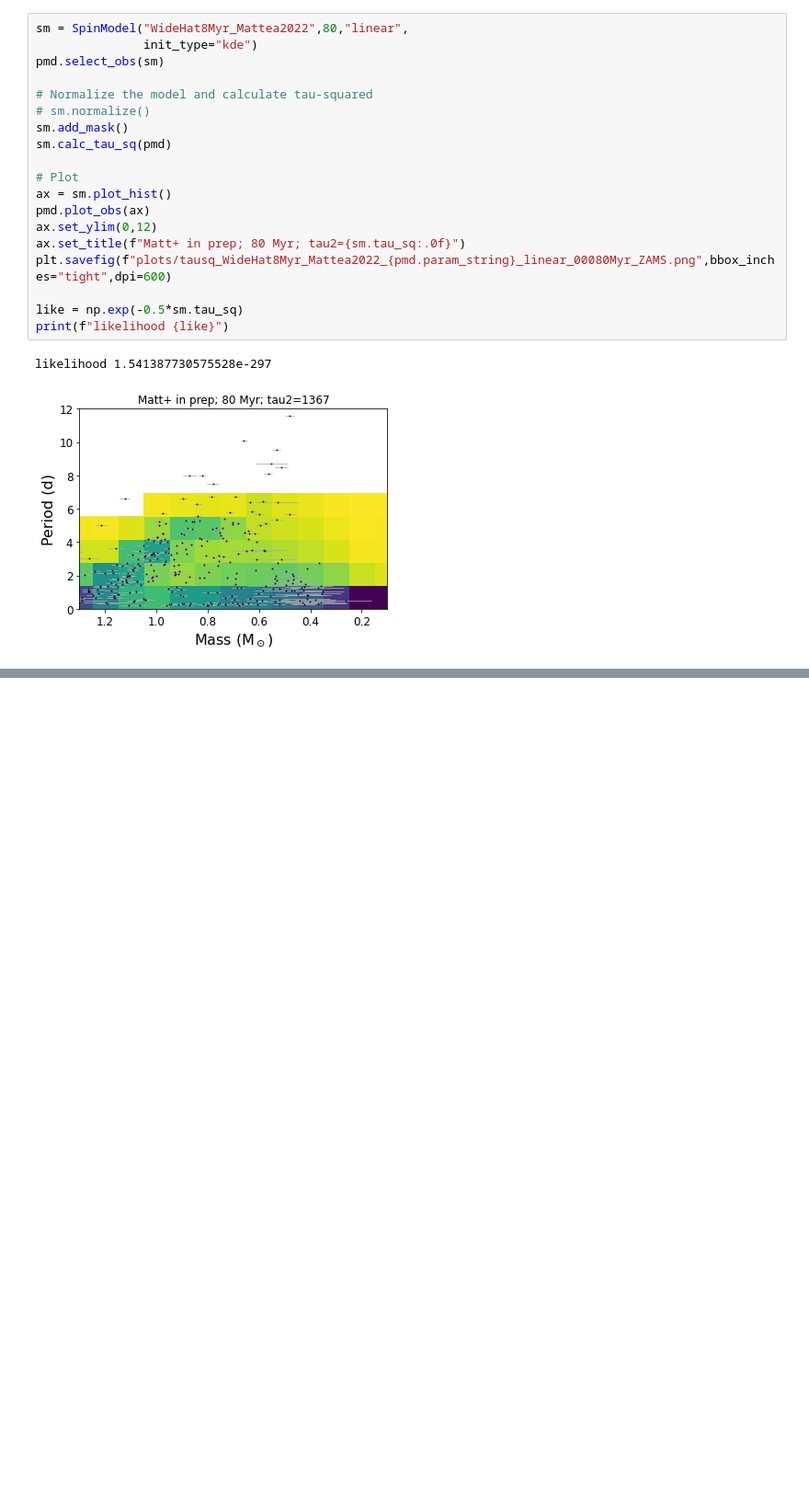
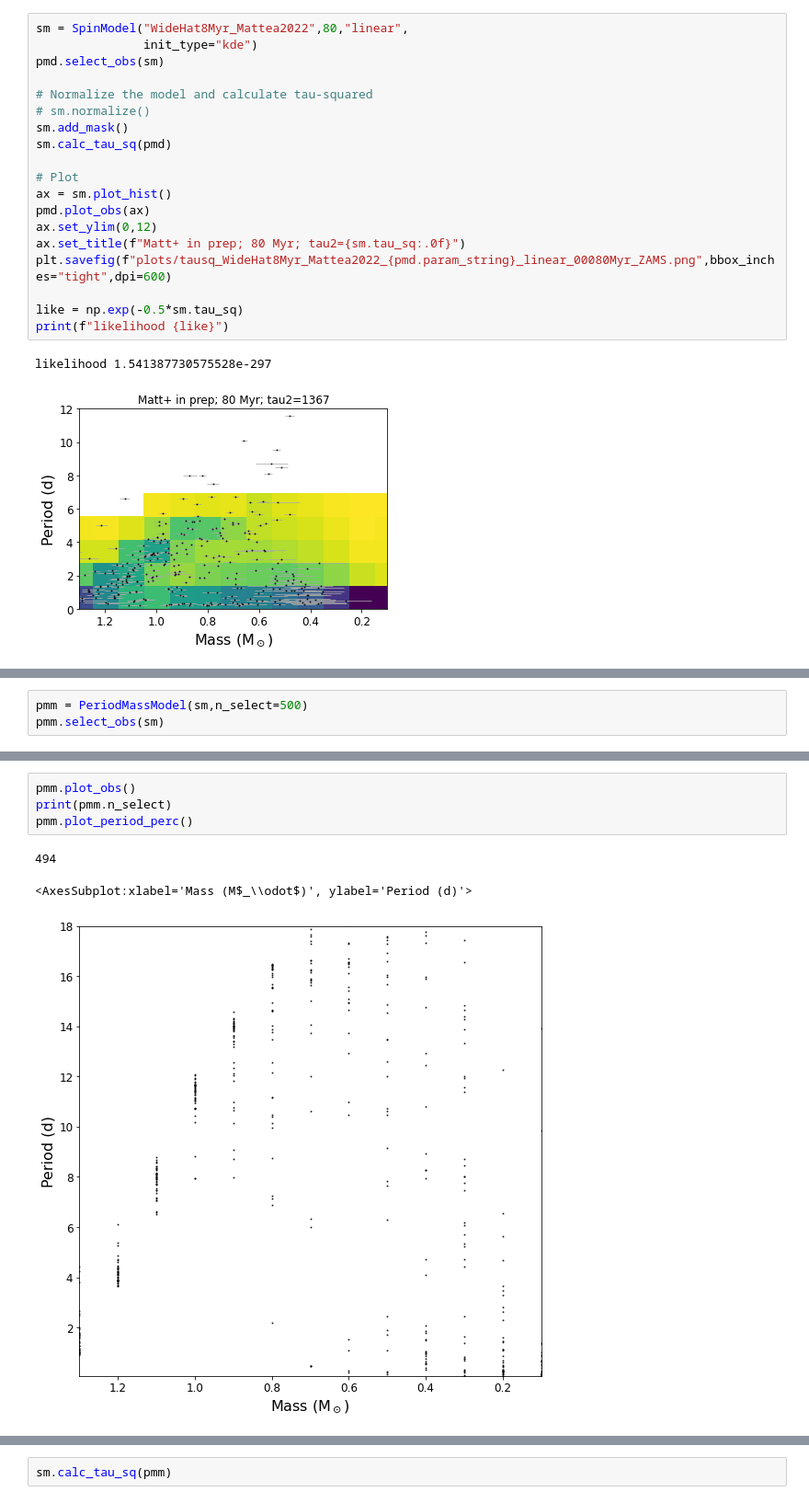
Before and after one commit to stephtdouglas/TESS_young, a Jupyter notebook: tau_sq.ipynb, the cells around one changed output, grey strips where cells are left out. Shown at 92% size. Drawn from its saved outputs; the diff is of its cells as text; blank space fills up the shorter version.

```diff
--- a/tau_sq.ipynb
+++ b/tau_sq.ipynb
@@ -882,0 +666,3 @@ likelihood 1.541387730575528e-297
+# %%
+pmm = PeriodMassModel(sm,n_select=500)
+pmm.select_obs(sm)
@@ -882,0 +692,8 @@ likelihood 1.541387730575528e-297
+# %%
+pmm.plot_obs()
+print(pmm.n_select)
+pmm.plot_period_perc()
+# %% [output]
+494
+<AxesSubplot:xlabel='Mass (M$_\\odot$)', ylabel='Period (d)'>
+[figure, added]
@@ -882,0 +701,2 @@ likelihood 1.541387730575528e-297
+# %%
+sm.calc_tau_sq(pmm)
```
Also changed, not shown: parts of 10 cells of this notebook, 1 other file.
